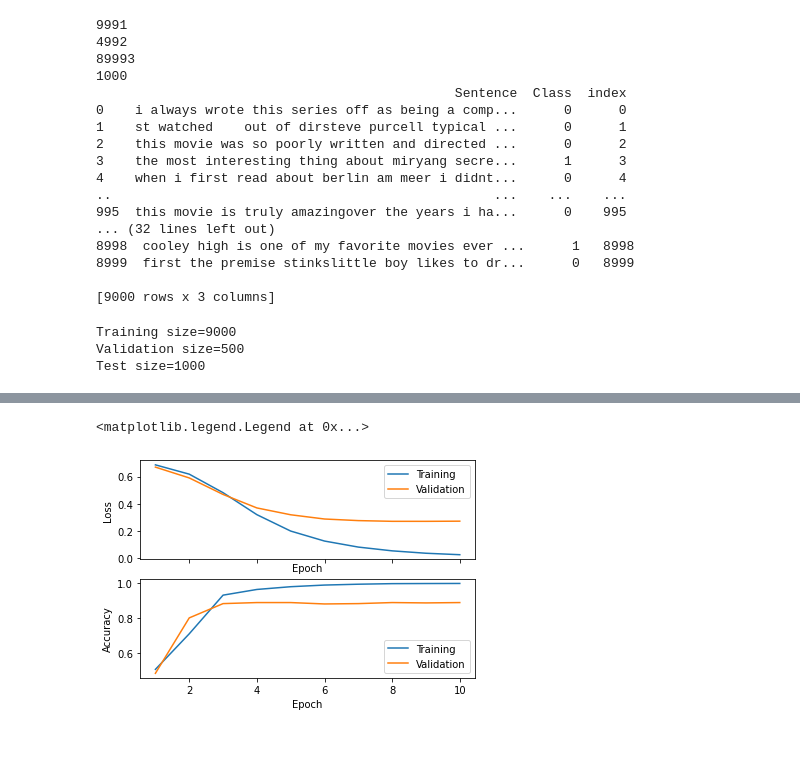
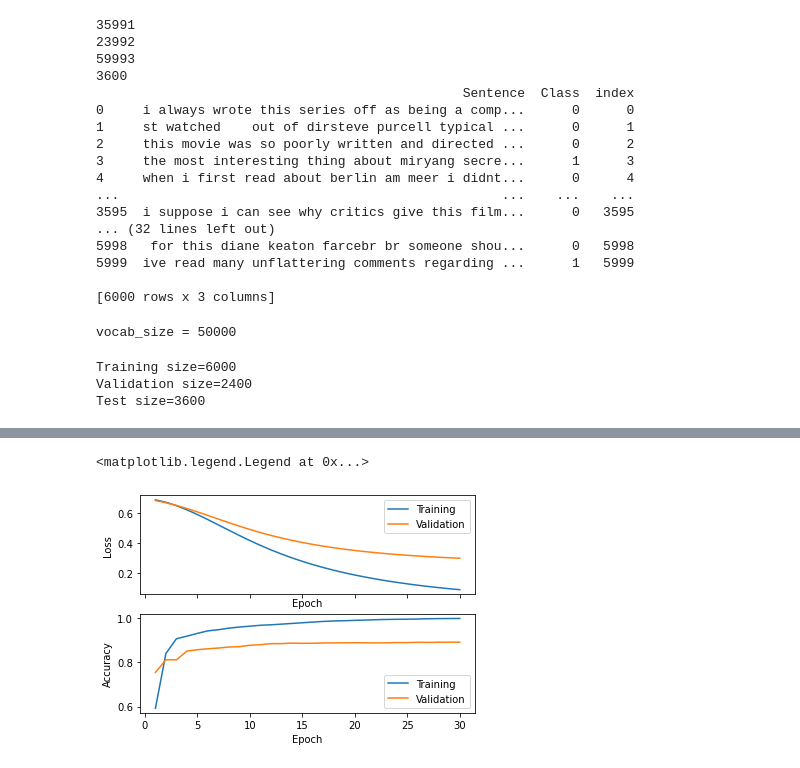
Before and after one commit to hugowangler/chatbot-iota, a Jupyter notebook: models/ann-imdb-reviews.ipynb, the cells around one changed output, grey strips where cells are left out. Saved outputs shown, nothing was run; the diff lists cells and outputs as text; code cells hidden in the pictures.

```diff
--- a/models/ann-imdb-reviews.ipynb
+++ b/models/ann-imdb-reviews.ipynb
@@ -63,9 +64,10 @@ TEST_DATA_PATH = DATASET_PATH + "Test.csv"
 TRAIN_DATA_PATH = DATASET_PATH + "Train.csv"
 VALID_DATA_PATH = DATASET_PATH + "Valid.csv"
 
-TEST_SIZE = 1000
-VALID_SIZE = 500
-TRAIN_SIZE = 9000
+DATASET_SIZE = 12000
+TEST_SIZE = DATASET_SIZE * 0.3
+VALID_SIZE = DATASET_SIZE * 0.2
+TRAIN_SIZE = DATASET_SIZE * 0.5
 
 columns = ["index", "Class", "Sentence"]
 
@@ -98,23 +100,23 @@ print(valid_data)
 print(len(train_data))
 print(train_data)
 # %% [output]
-9991
-4992
-89993
-1000
-                                              Sentence  Class  index
-0    i always wrote this series off as being a comp...      0      0
-1    st watched    out of dirsteve purcell typical ...      0      1
-2    this movie was so poorly written and directed ...      0      2
-3    the most interesting thing about miryang secre...      1      3
-4    when i first read about berlin am meer i didnt...      0      4
-..                                                 ...    ...    ...
-995  this movie is truly amazingover the years i ha...      0    995
+35991
+23992
+59993
+3600
+                                               Sentence  Class  index
+0     i always wrote this series off as being a comp...      0      0
+1     st watched    out of dirsteve purcell typical ...      0      1
+2     this movie was so poorly written and directed ...      0      2
+3     the most interesting thing about miryang secre...      1      3
+4     when i first read about berlin am meer i didnt...      0      4
+...                                                 ...    ...    ...
+3595  i suppose i can see why critics give this film...      0   3595
 ... (32 lines left out)
-8998  cooley high is one of my favorite movies ever ...      1   8998
-8999  first the premise stinkslittle boy likes to dr...      0   8999
+5998   for this diane keaton farcebr br someone shou...      0   5998
+5999  ive read many unflattering comments regarding ...      1   5999
 
-[9000 rows x 3 columns]
+[6000 rows x 3 columns]
 # %%
 # vectorize data using TFIDF and transform for PyTorch for scalability
 word_vectorizer = TfidfVectorizer(
@@ -153,6 +155,9 @@ validation_y_tensor = torch.from_numpy(np.array(validation_labels)).long()
 
 test_x_tensor = torch.from_numpy(np.array(testing_data)).type(torch.FloatTensor)
 test_y_tensor = torch.from_numpy(np.array(testing_labels)).long()
+print("vocab_size =", vocab_size)
+# %% [output]
+vocab_size = 50000
 # %%
 # Combine data with labels
 train_dataset = TensorDataset(train_x_tensor, train_y_tensor)
@@ -167,17 +172,18 @@ print(f"Training size={len(train_dataset)}")
 print(f"Validation size={len(validation_dataset)}")
 print(f"Test size={len(test_dataset)}")
 # %% [output]
-Training size=9000
-Validation size=500
-Test size=1000
+Training size=6000
+Validation size=2400
+Test size=3600
 # %%
 # Use the model defined in ./models/chatbot_model.py
 network = ChatbotModelImdb(vocab_size=vocab_size, vectorizer=word_vectorizer)
 
-optimizer = torch.optim.Adam(network.parameters(), lr=0.0001, weight_decay=1e-5)
+#optimizer = torch.optim.Adam(network.parameters(), lr=0.0001, weight_decay=1e-5)
+optimizer = torch.optim.Adam(network.parameters(), lr=0.0001)
 loss_function = nn.CrossEntropyLoss()
 
-epochs = 10
+epochs = 30
 
 validation_loss = []
 training_loss = []
@@ -259,5 +265,5 @@ Epoch 10 [90/90] - Loss: 0.019441159442067146
 <matplotlib.legend.Legend at 0x...>
-[figure, old version]
+[figure, new version]
 # %%
 correct = 0
 total = 0
```
Also changed, not shown: parts of 4 cells of this notebook, 3 other files.
